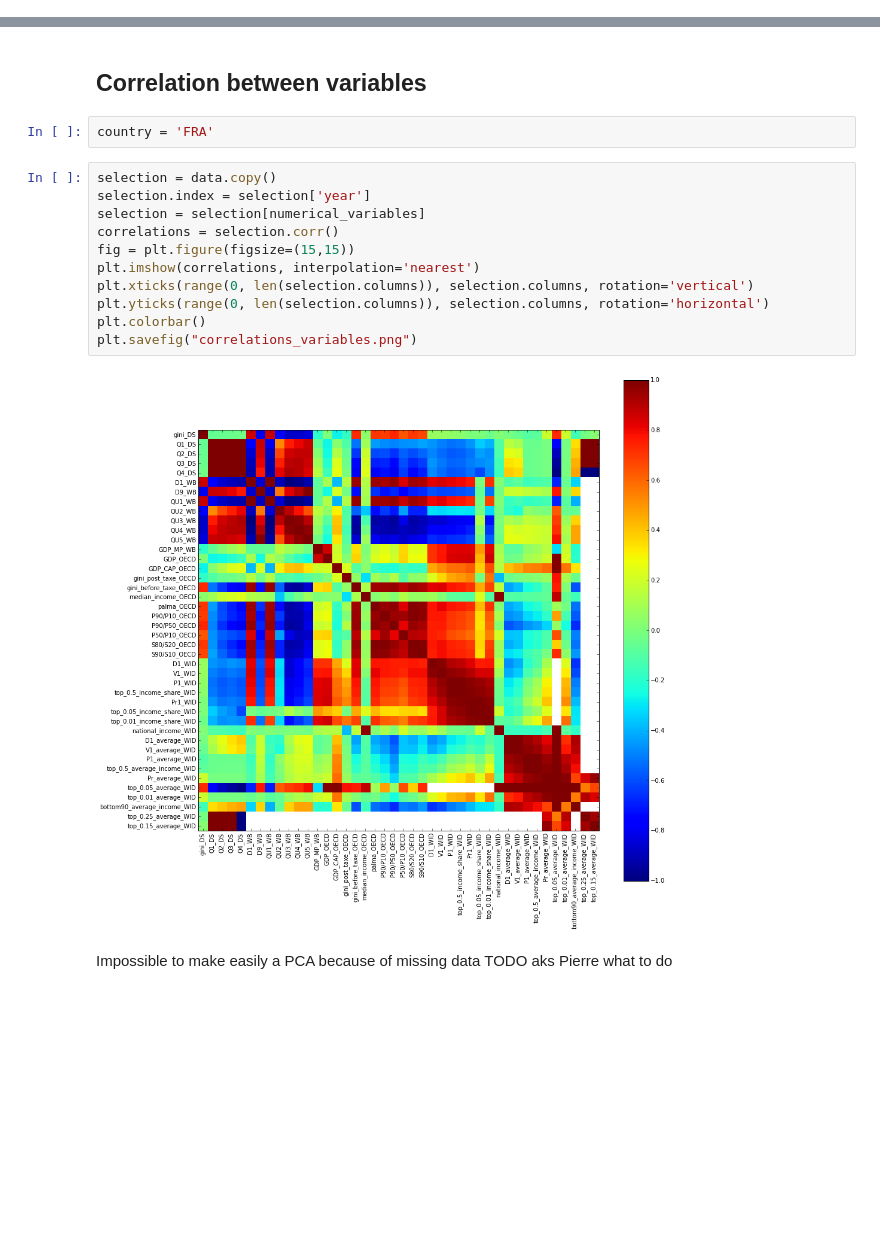
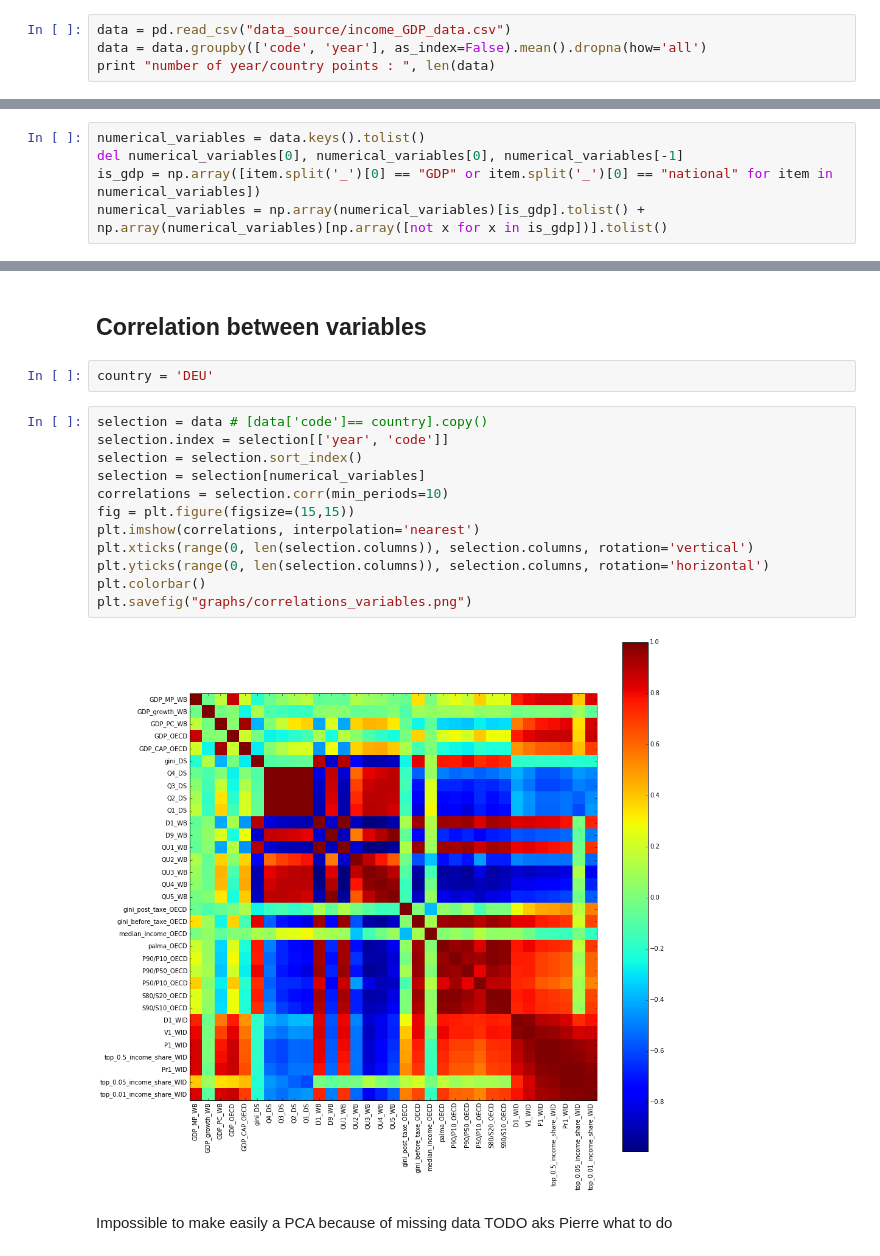
Before and after one commit to clementhenin/stage_M2, a Jupyter notebook: data_insight.ipynb, the cells around one changed output, grey strips where cells are left out. Drawn from its saved outputs; the diff is of its cells as text; blank space fills up the shorter version.

```diff
--- a/data_insight.ipynb
+++ b/data_insight.ipynb
@@ -17,0 +14,4 @@ del numerical_variables[0], numerical_variables[0], numerical_variables[-1]
+# %%
+data = pd.read_csv("data_source/income_GDP_data.csv")
+data = data.groupby(['code', 'year'], as_index=False).mean().dropna(how='all')
+print "number of year/country points : ", len(data)
@@ -17,0 +20,5 @@ del numerical_variables[0], numerical_variables[0], numerical_variables[-1]
+# %%
+numerical_variables = data.keys().tolist()
+del numerical_variables[0], numerical_variables[0], numerical_variables[-1]
+is_gdp = np.array([item.split('_')[0] == "GDP" or item.split('_')[0] == "national" for item in numerical_variables])
+numerical_variables = np.array(numerical_variables)[is_gdp].tolist() + np.array(numerical_variables)[np.array([not x for x in is_gdp])].tolist()
@@ -63,20 +87,21 @@ graph.plot(figsize=(25,10))
 # %% [markdown]
 ## Correlation between variables
 # %%
-country = 'FRA'
+country = 'DEU'
 # %%
-selection = data.copy()
-selection.index = selection['year']
+selection = data # [data['code']== country].copy()
+selection.index = selection[['year', 'code']]
+selection = selection.sort_index()
 selection = selection[numerical_variables]
-correlations = selection.corr()
+correlations = selection.corr(min_periods=10)
 fig = plt.figure(figsize=(15,15))
 plt.imshow(correlations, interpolation='nearest')
 plt.xticks(range(0, len(selection.columns)), selection.columns, rotation='vertical')
 plt.yticks(range(0, len(selection.columns)), selection.columns, rotation='horizontal')
 plt.colorbar()
-plt.savefig("correlations_variables.png")
+plt.savefig("graphs/correlations_variables.png")
 # %% [output]
-[figure, old version]
+[figure, new version]
 # %% [markdown]
 Impossible to make easily a PCA because of missing data TODO aks Pierre what to do
 # %% [markdown]
```
Also changed, not shown: parts of 17 cells of this notebook, 12 other files.
